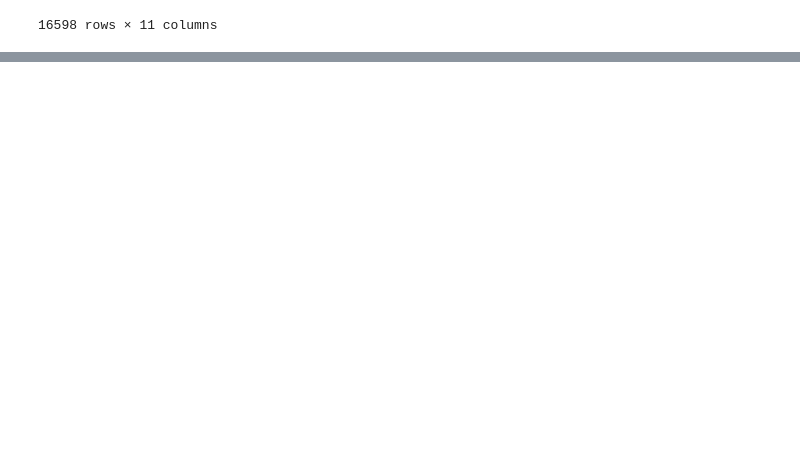
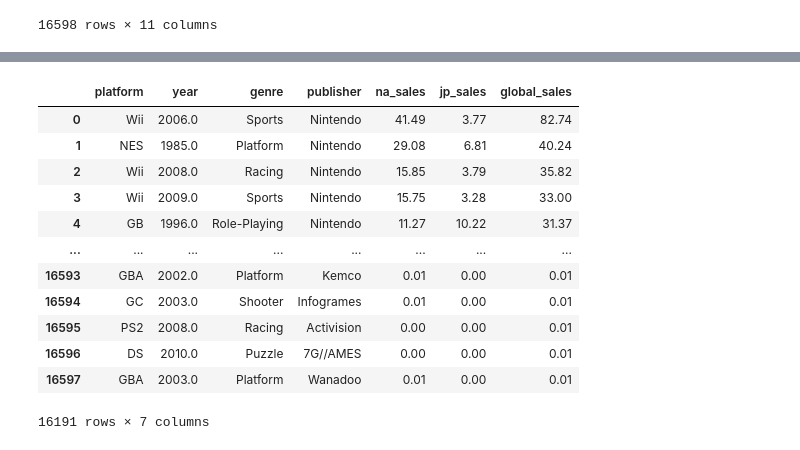
Before and after one commit to Hakitsu/pythonVideoGameSales, a Jupyter notebook: index.ipynb, the cells around one changed output, grey strips where cells are left out. Cells and saved outputs as stored; diff of their text form; code cells hidden in the pictures; blank space fills up the shorter version.

```diff
--- a/index.ipynb
+++ b/index.ipynb
@@ -86,0 +165,3 @@ print(platforms_console)
+# %%
+df_filter = df.dropna()
+df_filter
@@ -106,0 +226,3 @@ XOne              213           213
+# %%
+df_filter_not_unknown = df_filter[df_filter.publisher != 'Unknown']
+df_filter_not_unknown
@@ -106,0 +259,17 @@ XOne              213           213
+# %%
+x_df = df_filter_not_unknown[["platform","year","genre","publisher","na_sales","jp_sales","global_sales"]]
+x_df
+# %% [output]
+|  | platform | year | genre | publisher | na_sales | jp_sales | global_sales |
+| 0 | Wii | 2006.0 | Sports | Nintendo | 41.49 | 3.77 | 82.74 |
+| 1 | NES | 1985.0 | Platform | Nintendo | 29.08 | 6.81 | 40.24 |
+| 2 | Wii | 2008.0 | Racing | Nintendo | 15.85 | 3.79 | 35.82 |
+| 3 | Wii | 2009.0 | Sports | Nintendo | 15.75 | 3.28 | 33.00 |
+| 4 | GB | 1996.0 | Role-Playing | Nintendo | 11.27 | 10.22 | 31.37 |
+| ... | ... | ... | ... | ... | ... | ... | ... |
+| 16593 | GBA | 2002.0 | Platform | Kemco | 0.01 | 0.00 | 0.01 |
+| 16594 | GC | 2003.0 | Shooter | Infogrames | 0.01 | 0.00 | 0.01 |
+| 16595 | PS2 | 2008.0 | Racing | Activision | 0.00 | 0.00 | 0.01 |
+| 16596 | DS | 2010.0 | Puzzle | 7G//AMES | 0.00 | 0.00 | 0.01 |
+| 16597 | GBA | 2003.0 | Platform | Wanadoo | 0.01 | 0.00 | 0.01 |
+16191 rows × 7 columns
```
Also changed, not shown: parts of 21 cells of this notebook, 1 other file.
